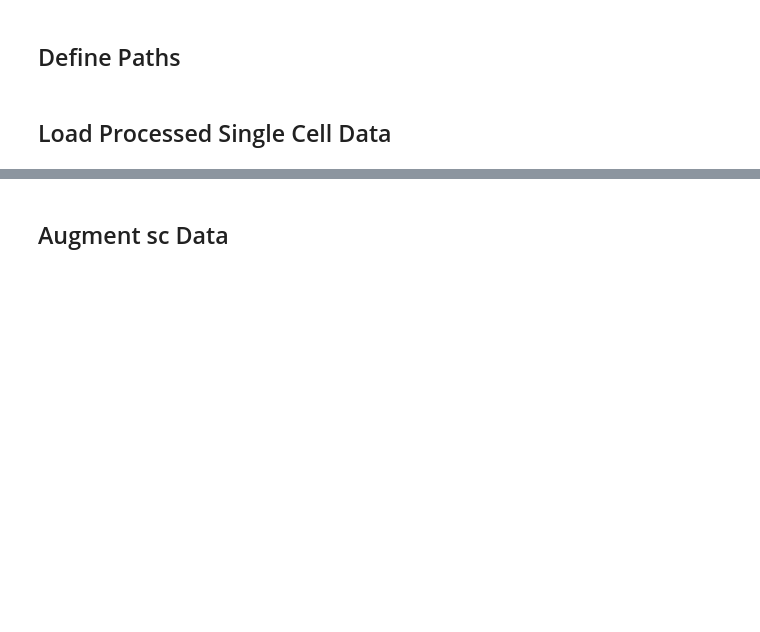
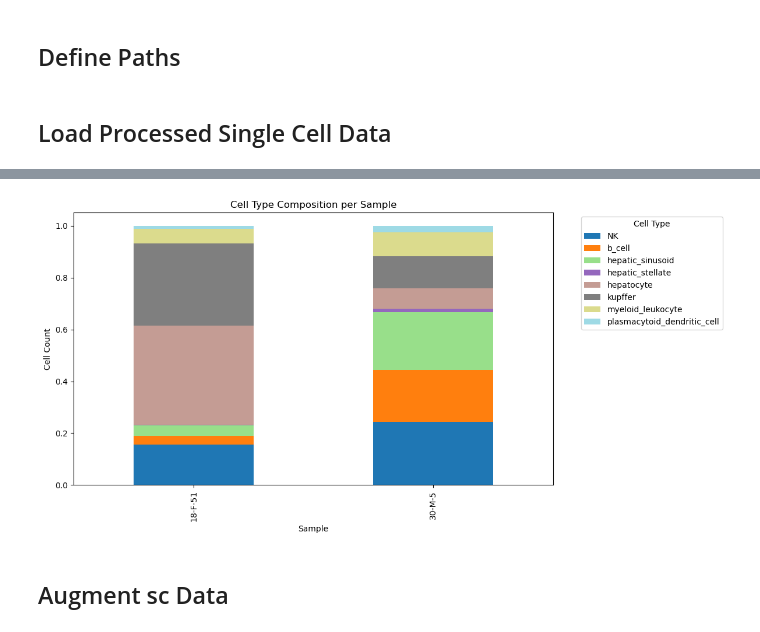
Before and after one commit to NDavidsonLab/buddi_v2, a Jupyter notebook: examples/1.prepare_pseudobulk.ipynb, the cells around one changed output, grey strips where cells are left out. Cells and saved outputs as stored; diff of their text form; code cells hidden in the pictures; blank space fills up the shorter version.

Commit message:
Added visualization for metadata

```diff
--- a/examples/1.prepare_pseudobulk.ipynb
+++ b/examples/1.prepare_pseudobulk.ipynb
@@ -89,3 +128,19 @@ adata.var[GENE_ID_COL] = adata.var.index.tolist()
+# %%
+count_df = adata.obs.groupby([SAMPLE_ID_COL, CELL_TYPE_COL]).size().reset_index(name='count')
+pivot_df = count_df.pivot(index=SAMPLE_ID_COL, columns=CELL_TYPE_COL, values='count').fillna(0)
+pivot_df = pivot_df.div(pivot_df.sum(axis=1), axis=0)
+
+fig, ax = plt.subplots(figsize=(12, 6))
+pivot_df.plot(kind='bar', stacked=True, figsize=(12, 6), colormap='tab20', ax=ax)
+
+plt.xlabel('Sample')
+plt.ylabel('Cell Count')
+plt.title('Cell Type Composition per Sample')
+plt.legend(title='Cell Type', bbox_to_anchor=(1.05, 1), loc='upper left')
+plt.tight_layout()
+plt.show()
+# %% [output]
+[figure, added]
 # %% [markdown]
 ## Augment sc Data
 # %% [markdown]
```
Also changed, not shown: parts of 5 cells of this notebook.
